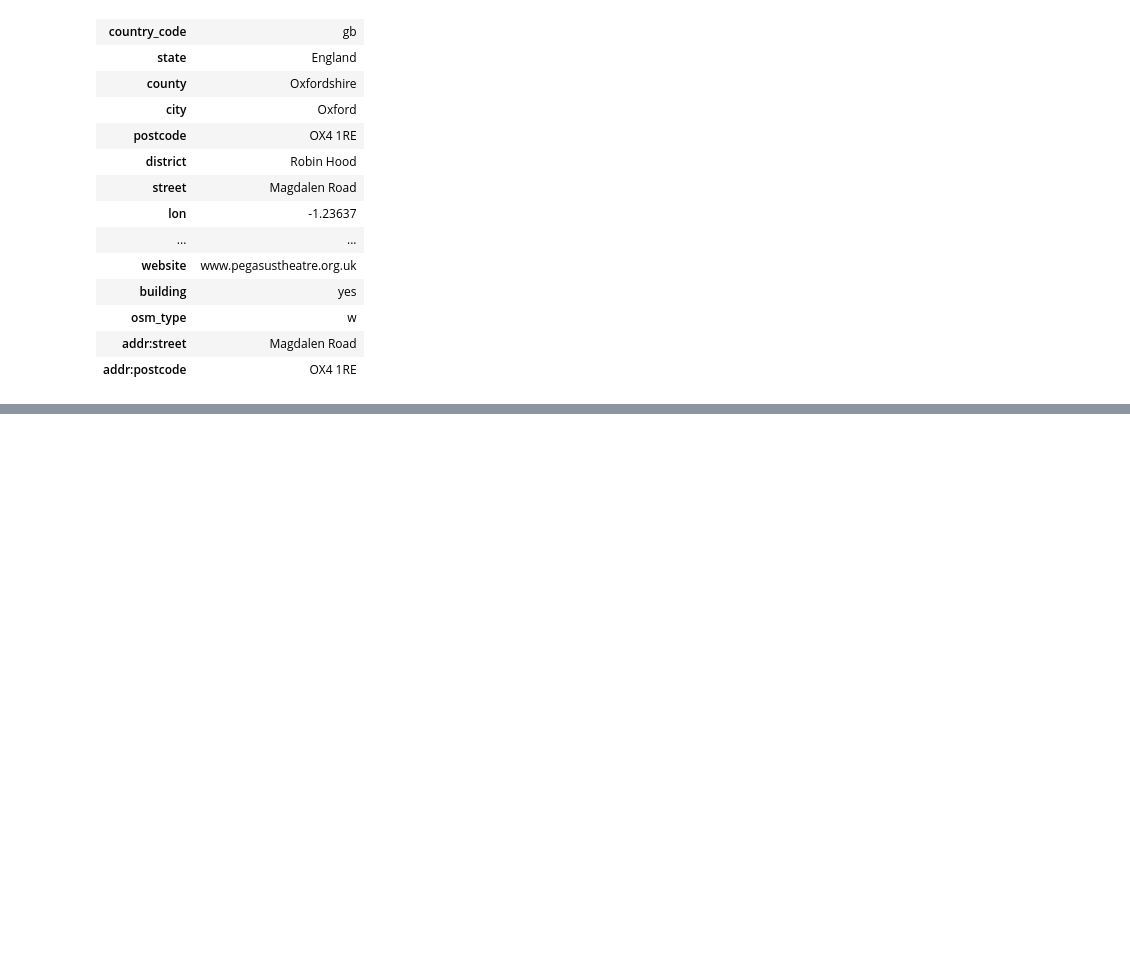
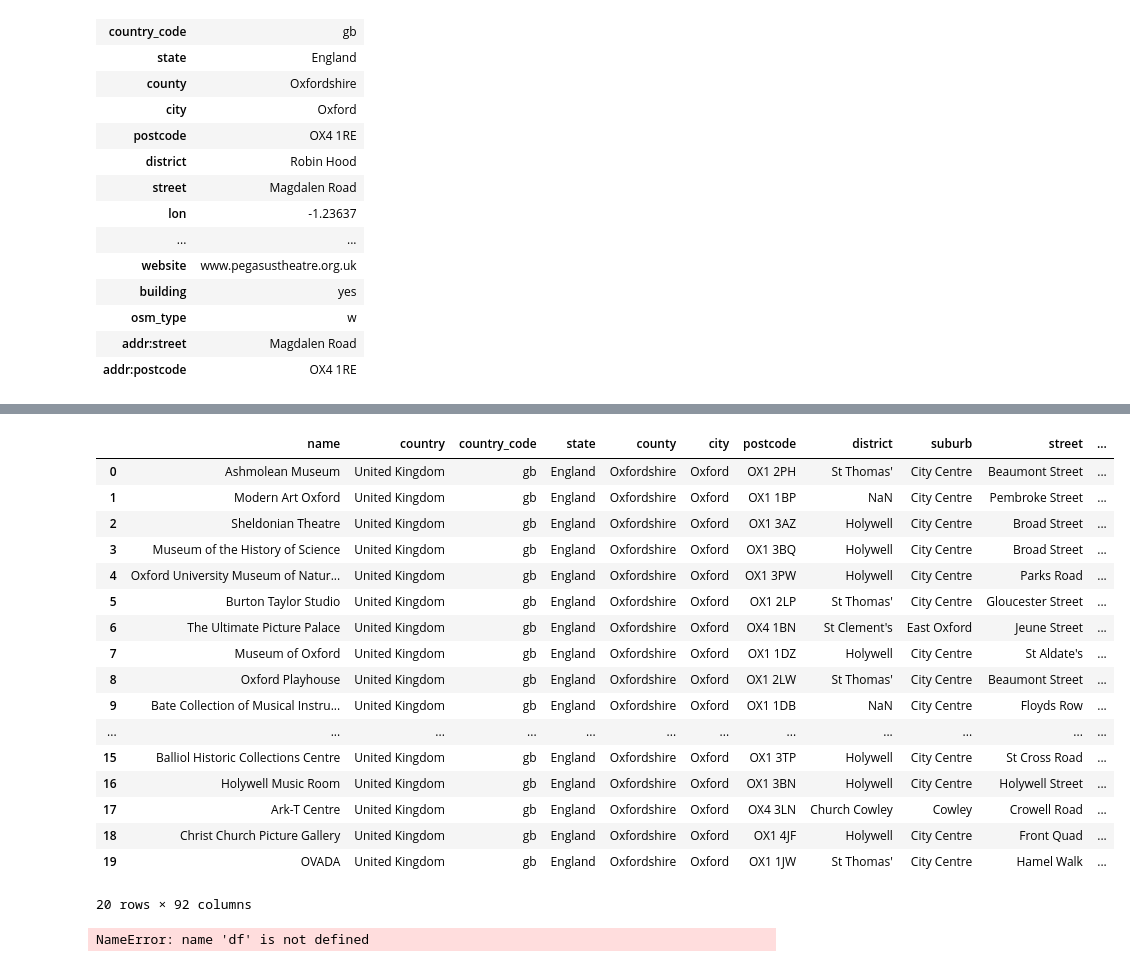
Before and after one commit to nweerasuriya/HolidayPlanner, a Jupyter notebook: workflows/geoapify_test.ipynb, the cells around one changed output, grey strips where cells are left out. Drawn from its saved outputs; the diff is of its cells as text; code cells hidden in the pictures; blank space fills up the shorter version.

```diff
--- a/workflows/geoapify_test.ipynb
+++ b/workflows/geoapify_test.ipynb
@@ -83,12 +67,3 @@ df.T
 | osm_type | w |
 | addr:street | Magdalen Road |
 | addr:postcode | OX4 1RE |
-# %%
-category_dict = {}
-for i in range(0,len(res['features'])):
-    name = res['features'][i]['properties']['name']
-    categories = res['features'][i]['properties']['categories']
-    category_dict[name] = categories
-
-entertainment_df = pd.DataFrame.from_dict(category_dict, orient='index')
-entertainment_df
@@ -114,0 +70,33 @@ entertainment_df.to_csv('entertainment.csv', index=False)
+# %%
+# Get all values in large dataframe
+feature_list = []
+for i in range(len(res['features'])):
+    #append rows to df
+    feature_list.append(pd.DataFrame.from_dict(res['features'][i]['properties'], orient='index').T)
+
+# Combine into single dataframe
+df = pd.concat(feature_list, ignore_index=True)
+# expand datasource column into multiple columns
+df = pd.concat([df.drop(['datasource','place_id'], axis=1), df['datasource'].apply(pd.Series)], axis=1)
+# expand raw column into multiple columns
+df = pd.concat([df.drop(['raw'], axis=1), df['raw'].apply(pd.Series)], axis=1)
+df
+# %% [output]
+|  | name | country | country_code | state | county | city | postcode | district | suburb | street | ... |
+| 0 | Ashmolean Museum | United Kingdom | gb | England | Oxfordshire | Oxford | OX1 2PH | St Thomas' | City Centre | Beaumont Street | ... |
+| 1 | Modern Art Oxford | United Kingdom | gb | England | Oxfordshire | Oxford | OX1 1BP | NaN | City Centre | Pembroke Street | ... |
+| 2 | Sheldonian Theatre | United Kingdom | gb | England | Oxfordshire | Oxford | OX1 3AZ | Holywell | City Centre | Broad Street | ... |
+| 3 | Museum of the History of Science | United Kingdom | gb | England | Oxfordshire | Oxford | OX1 3BQ | Holywell | City Centre | Broad Street | ... |
+| 4 | Oxford University Museum of Natur... | United Kingdom | gb | England | Oxfordshire | Oxford | OX1 3PW | Holywell | City Centre | Parks Road | ... |
+| 5 | Burton Taylor Studio | United Kingdom | gb | England | Oxfordshire | Oxford | OX1 2LP | St Thomas' | City Centre | Gloucester Street | ... |
+| 6 | The Ultimate Picture Palace | United Kingdom | gb | England | Oxfordshire | Oxford | OX4 1BN | St Clement's | East Oxford | Jeune Street | ... |
+| 7 | Museum of Oxford | United Kingdom | gb | England | Oxfordshire | Oxford | OX1 1DZ | Holywell | City Centre | St Aldate's | ... |
+| 8 | Oxford Playhouse | United Kingdom | gb | England | Oxfordshire | Oxford | OX1 2LW | St Thomas' | City Centre | Beaumont Street | ... |
+| 9 | Bate Collection of Musical Instru... | United Kingdom | gb | England | Oxfordshire | Oxford | OX1 1DB | NaN | City Centre | Floyds Row | ... |
+| ... | ... | ... | ... | ... | ... | ... | ... | ... | ... | ... | ... |
+| 15 | Balliol Historic Collections Centre | United Kingdom | gb | England | Oxfordshire | Oxford | OX1 3TP | Holywell | City Centre | St Cross Road | ... |
+| 16 | Holywell Music Room | United Kingdom | gb | England | Oxfordshire | Oxford | OX1 3BN | Holywell | City Centre | Holywell Street | ... |
+| 17 | Ark-T Centre | United Kingdom | gb | England | Oxfordshire | Oxford | OX4 3LN | Church Cowley | Cowley | Crowell Road | ... |
+| 18 | Christ Church Picture Gallery | United Kingdom | gb | England | Oxfordshire | Oxford | OX1 4JF | Holywell | City Centre | Front Quad | ... |
+| 19 | OVADA | United Kingdom | gb | England | Oxfordshire | Oxford | OX1 1JW | St Thomas' | City Centre | Hamel Walk | ... |
+20 rows × 92 columns
@@ -114,0 +120,7 @@ entertainment_df.to_csv('entertainment.csv', index=False)
+# %%
+for ls in df['categories']:
+    df['category_keywords'] = pd.Series(get_unique_words(ls))
+
+df
+# %% [output]
+NameError: name 'df' is not defined
```
Also changed, not shown: parts of 5 cells of this notebook.
